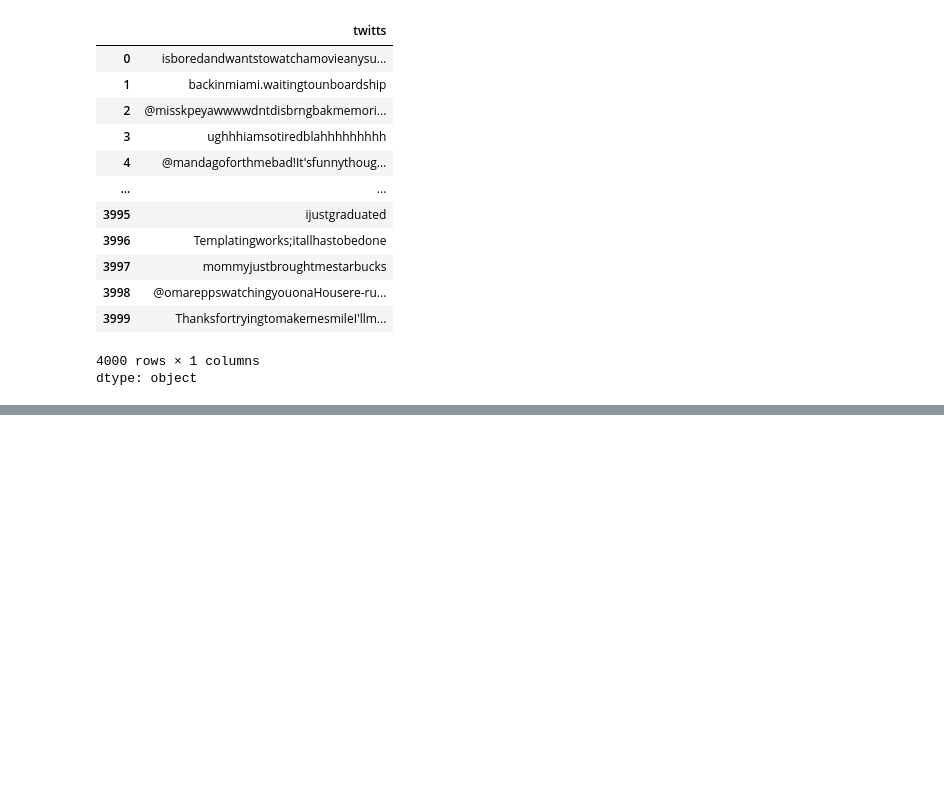
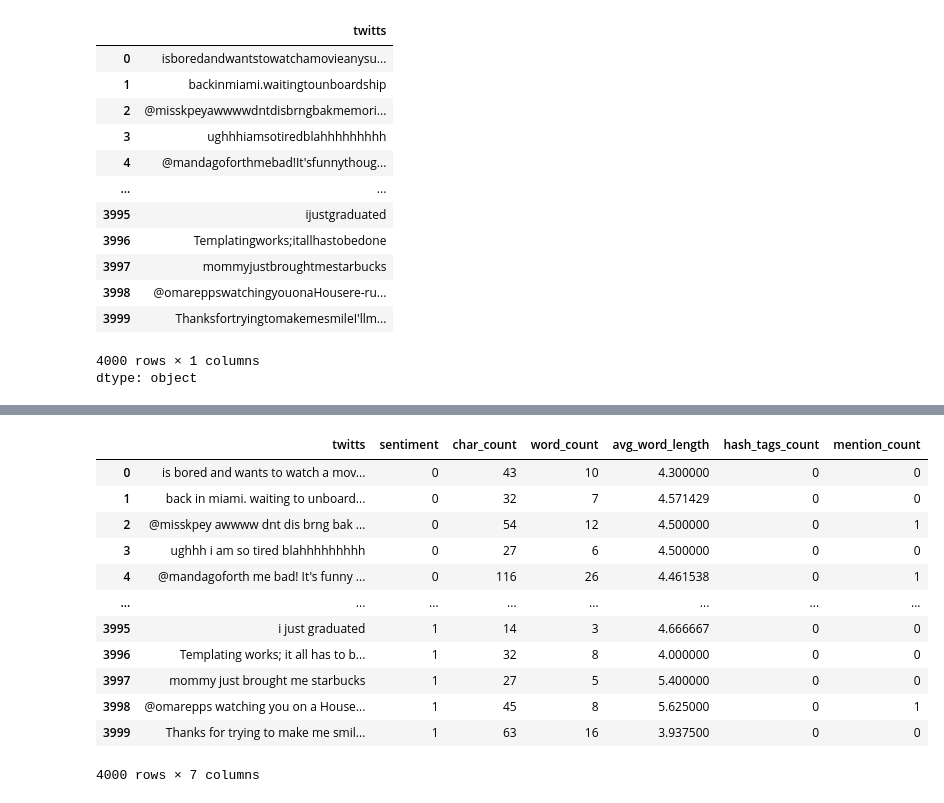
Before and after one commit to prekshith1ju/NLP, a Jupyter notebook: NLP3.ipynb, the cells around one changed output, grey strips where cells are left out. Drawn from its saved outputs; the diff is of its cells as text; code cells hidden in the pictures; blank space fills up the shorter version.

```diff
--- a/NLP3.ipynb
+++ b/NLP3.ipynb
@@ -142,0 +143,2 @@ data
+# %%
+data['hash_tags_count']=data['twitts'].apply(lambda x: len(re.findall(r'#\w+',x)))
@@ -142,0 +161,18 @@ data
+# %%
+data['mention_count']=data['twitts'].apply(lambda x: len(re.findall(r'@\w+',x)))
+# %%
+data
+# %% [output]
+|  | twitts | sentiment | char_count | word_count | avg_word_length | hash_tags_count | mention_count |
+| 0 | is bored and wants to watch a mov... | 0 | 43 | 10 | 4.300000 | 0 | 0 |
+| 1 | back in miami. waiting to unboard... | 0 | 32 | 7 | 4.571429 | 0 | 0 |
+| 2 | @misskpey awwww dnt dis brng bak ... | 0 | 54 | 12 | 4.500000 | 0 | 1 |
+| 3 | ughhh i am so tired blahhhhhhhhh | 0 | 27 | 6 | 4.500000 | 0 | 0 |
+| 4 | @mandagoforth me bad! It's funny ... | 0 | 116 | 26 | 4.461538 | 0 | 1 |
+| ... | ... | ... | ... | ... | ... | ... | ... |
+| 3995 | i just graduated | 1 | 14 | 3 | 4.666667 | 0 | 0 |
+| 3996 | Templating works; it all has to b... | 1 | 32 | 8 | 4.000000 | 0 | 0 |
+| 3997 | mommy just brought me starbucks | 1 | 27 | 5 | 5.400000 | 0 | 0 |
+| 3998 | @omarepps watching you on a House... | 1 | 45 | 8 | 5.625000 | 0 | 1 |
+| 3999 | Thanks for trying to make me smil... | 1 | 63 | 16 | 3.937500 | 0 | 0 |
+4000 rows × 7 columns
```
Also changed, not shown: parts of 23 cells of this notebook.
